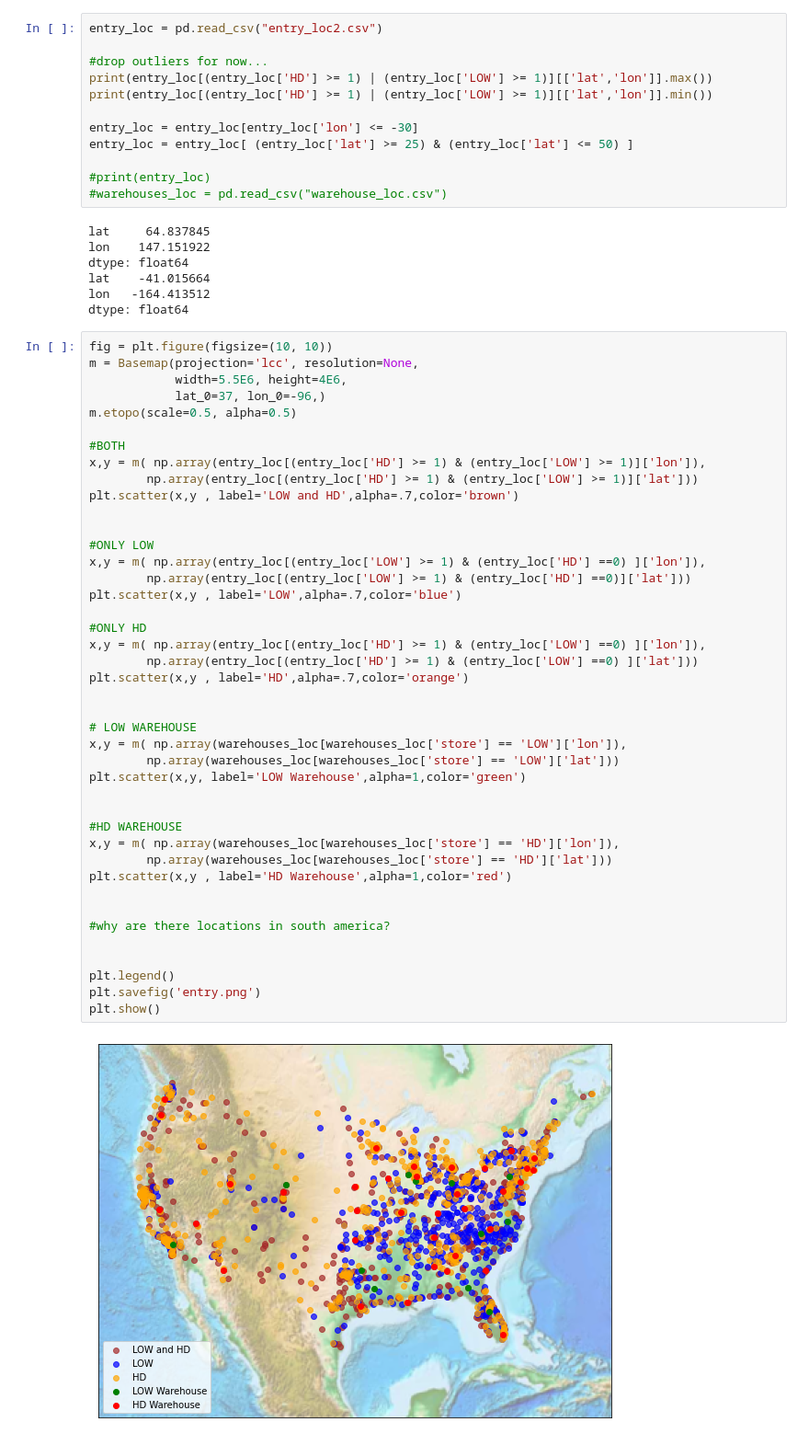
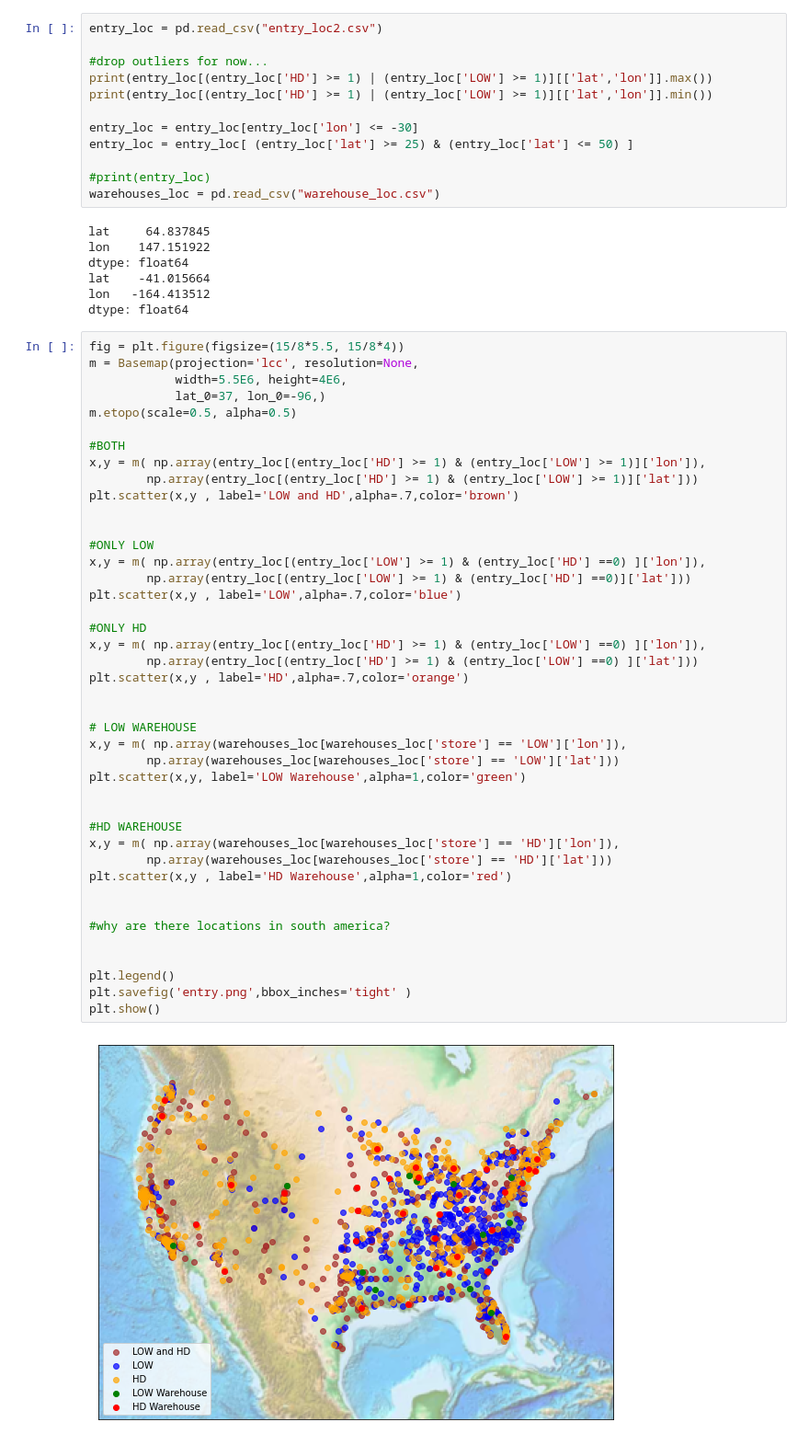
Before and after one commit to ericschulman/entry_games, a Jupyter notebook: estimation/visualizations.ipynb, the cells around one changed output. Shown: that part at 92% size. Cells and saved outputs as stored; diff of their text form.

Commit message:
adding more visualizations

```diff
--- a/estimation/visualizations.ipynb
+++ b/estimation/visualizations.ipynb
@@ -17,7 +17,7 @@ entry_loc = entry_loc[entry_loc['lon'] <= -30]
 entry_loc = entry_loc[ (entry_loc['lat'] >= 25) & (entry_loc['lat'] <= 50) ]
 
 #print(entry_loc)
-#warehouses_loc = pd.read_csv("warehouse_loc.csv")
+warehouses_loc = pd.read_csv("warehouse_loc.csv")
 # %% [output]
 lat     64.837845
 lon    147.151922
@@ -26,7 +26,7 @@ lat    -41.015664
 lon   -164.413512
 dtype: float64
 # %%
-fig = plt.figure(figsize=(10, 10))
+fig = plt.figure(figsize=(15/8*5.5, 15/8*4))
 m = Basemap(projection='lcc', resolution=None,
             width=5.5E6, height=4E6,
             lat_0=37, lon_0=-96,)
@@ -40,32 +40,32 @@ plt.scatter(x,y , label='LOW and HD',alpha=.7,color='brown')
 
 #ONLY LOW
 x,y = m( np.array(entry_loc[(entry_loc['LOW'] >= 1) & (entry_loc['HD'] ==0) ]['lon']),
         np.array(entry_loc[(entry_loc['LOW'] >= 1) & (entry_loc['HD'] ==0)]['lat']))
 plt.scatter(x,y , label='LOW',alpha=.7,color='blue')
 
 #ONLY HD
 x,y = m( np.array(entry_loc[(entry_loc['HD'] >= 1) & (entry_loc['LOW'] ==0) ]['lon']),
         np.array(entry_loc[(entry_loc['HD'] >= 1) & (entry_loc['LOW'] ==0) ]['lat']))
 plt.scatter(x,y , label='HD',alpha=.7,color='orange')
 
 
 # LOW WAREHOUSE
 x,y = m( np.array(warehouses_loc[warehouses_loc['store'] == 'LOW']['lon']),
         np.array(warehouses_loc[warehouses_loc['store'] == 'LOW']['lat']))
 plt.scatter(x,y, label='LOW Warehouse',alpha=1,color='green')
 
 
 #HD WAREHOUSE
 x,y = m( np.array(warehouses_loc[warehouses_loc['store'] == 'HD']['lon']),
         np.array(warehouses_loc[warehouses_loc['store'] == 'HD']['lat']))
 plt.scatter(x,y , label='HD Warehouse',alpha=1,color='red')
 
 
 #why are there locations in south america?
 
 
 plt.legend()
-plt.savefig('entry.png')
+plt.savefig('entry.png',bbox_inches='tight' )
 plt.show()
 # %% [output]
-[figure, old version]
+[figure, new version]
```
